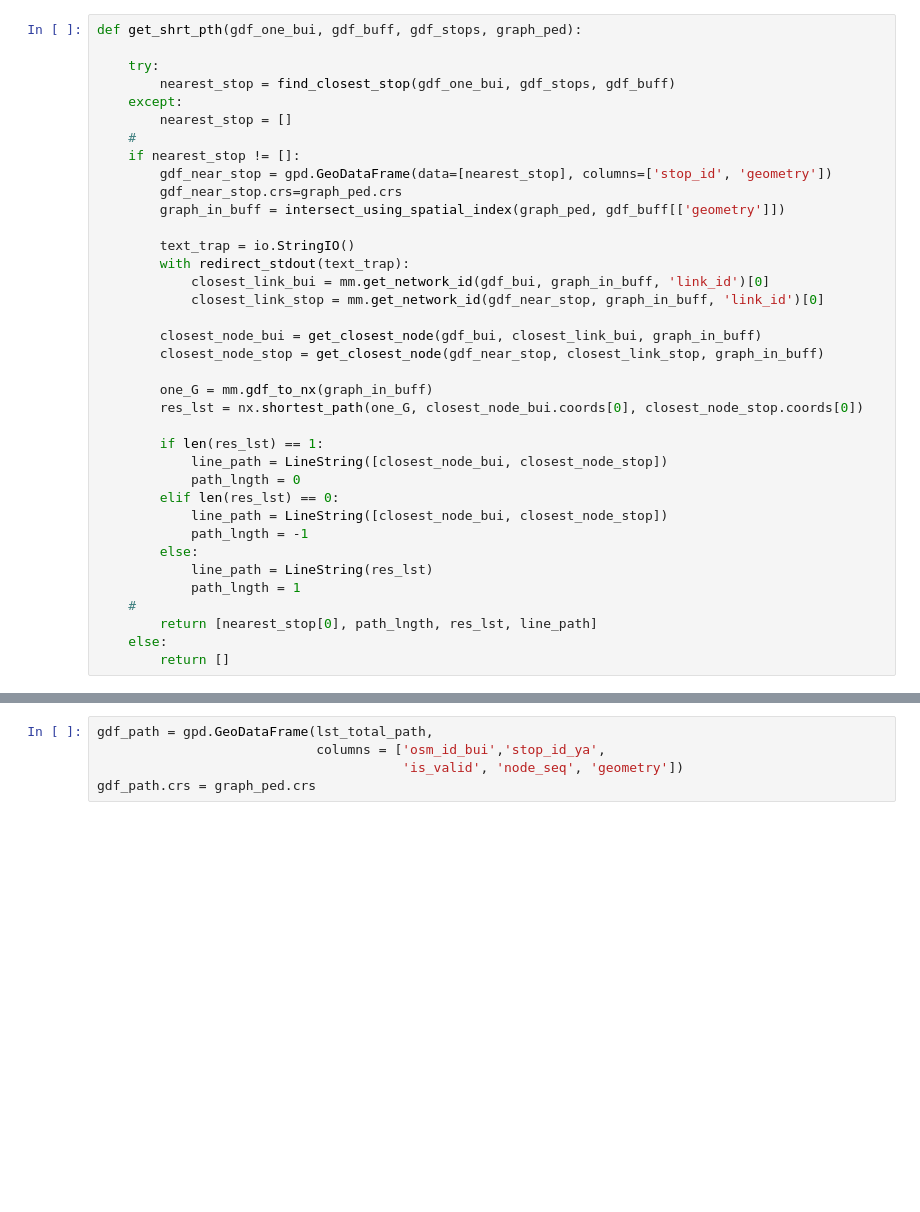
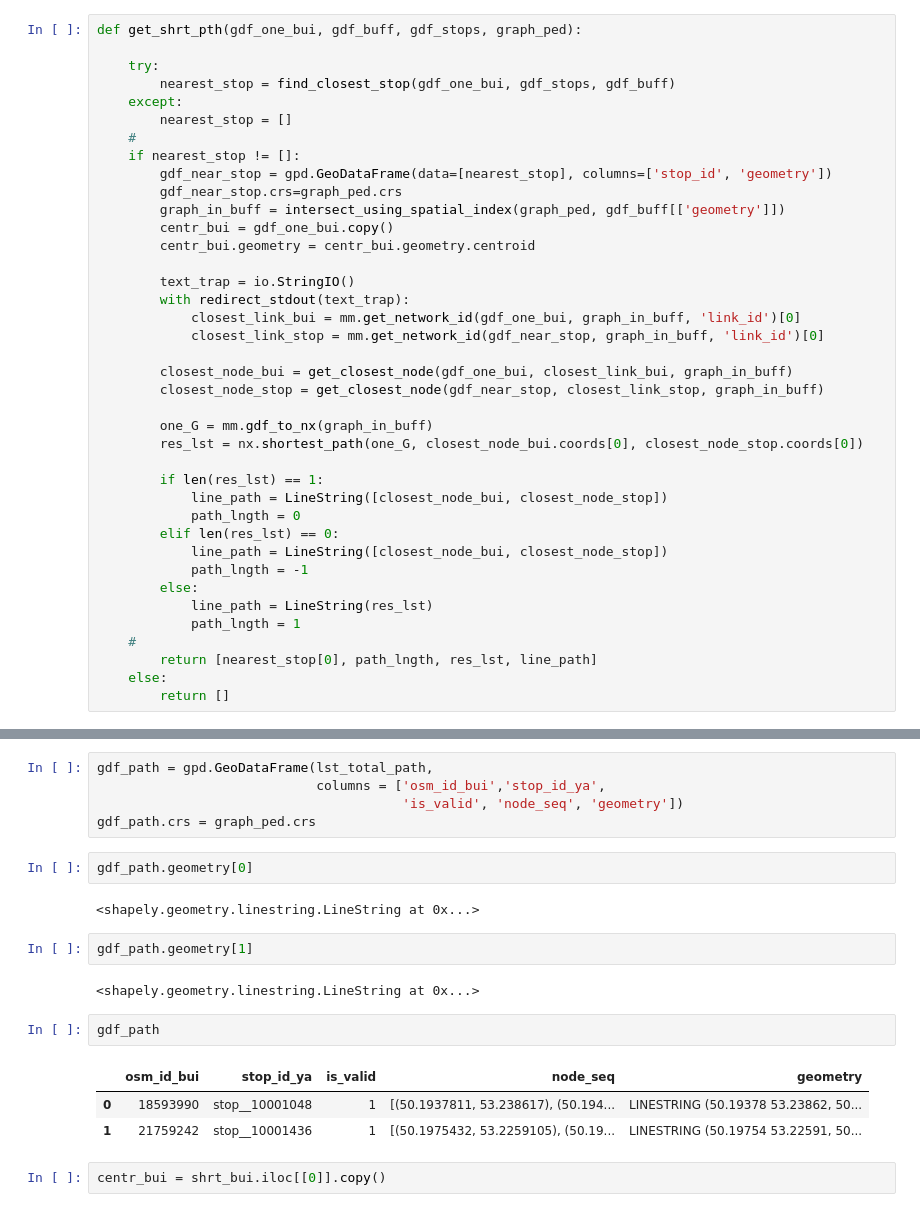
Before and after one commit to ochristm/samara, a Jupyter notebook: ped_avail_to_bui/ped_bui_to_stop.ipynb, the cells around one changed output, grey strips where cells are left out. Cells and saved outputs as stored; diff of their text form; blank space fills up the shorter version.

```diff
--- a/ped_avail_to_bui/ped_bui_to_stop.ipynb
+++ b/ped_avail_to_bui/ped_bui_to_stop.ipynb
@@ -113,13 +113,15 @@ def get_shrt_pth(gdf_one_bui, gdf_buff, gdf_stops, graph_ped):
         gdf_near_stop = gpd.GeoDataFrame(data=[nearest_stop], columns=['stop_id', 'geometry'])
         gdf_near_stop.crs=graph_ped.crs
         graph_in_buff = intersect_using_spatial_index(graph_ped, gdf_buff[['geometry']])
+        centr_bui = gdf_one_bui.copy()
+        centr_bui.geometry = centr_bui.geometry.centroid
 
         text_trap = io.StringIO()
         with redirect_stdout(text_trap):
-            closest_link_bui = mm.get_network_id(gdf_bui, graph_in_buff, 'link_id')[0]
+            closest_link_bui = mm.get_network_id(gdf_one_bui, graph_in_buff, 'link_id')[0]
             closest_link_stop = mm.get_network_id(gdf_near_stop, graph_in_buff, 'link_id')[0]
 
-        closest_node_bui = get_closest_node(gdf_bui, closest_link_bui, graph_in_buff)
+        closest_node_bui = get_closest_node(gdf_one_bui, closest_link_bui, graph_in_buff)
         closest_node_stop = get_closest_node(gdf_near_stop, closest_link_stop, graph_in_buff)
 
         one_G = mm.gdf_to_nx(graph_in_buff)
@@ -183,3 +183,19 @@ gdf_path = gpd.GeoDataFrame(lst_total_path,
                             columns = ['osm_id_bui','stop_id_ya',
                                        'is_valid', 'node_seq', 'geometry'])
 gdf_path.crs = graph_ped.crs
+# %%
+gdf_path.geometry[0]
+# %% [output]
+<shapely.geometry.linestring.LineString at 0x...>
+# %%
+gdf_path.geometry[1]
+# %% [output]
+<shapely.geometry.linestring.LineString at 0x...>
+# %%
+gdf_path
+# %% [output]
+|  | osm_id_bui | stop_id_ya | is_valid | node_seq | geometry |
+| 0 | 18593990 | stop__10001048 | 1 | [(50.1937811, 53.238617), (50.194... | LINESTRING (50.19378 53.23862, 50... |
+| 1 | 21759242 | stop__10001436 | 1 | [(50.1975432, 53.2259105), (50.19... | LINESTRING (50.19754 53.22591, 50... |
+# %%
+centr_bui = shrt_bui.iloc[[0]].copy()
```
Also changed, not shown: parts of 52 cells of this notebook.
